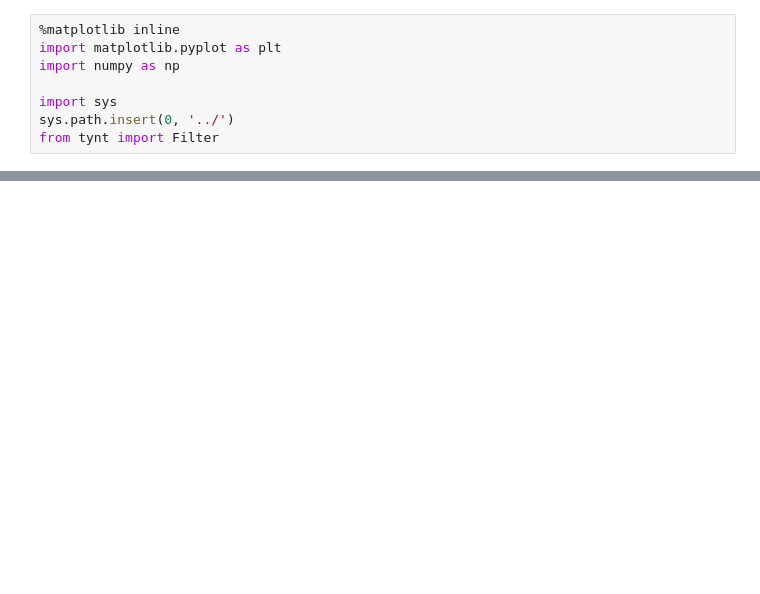
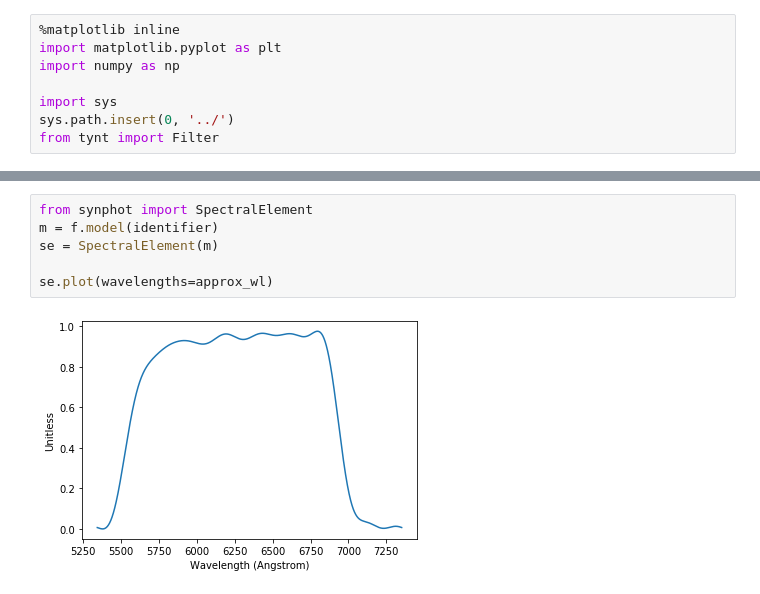
Before and after one commit to bmorris3/tynt, a Jupyter notebook: notebooks/demo.ipynb, the cells around one changed output, grey strips where cells are left out. Cells and saved outputs as stored; diff of their text form; blank space fills up the shorter version.

Commit message:
Adding astropy models support for FFT reconstruction approximation

```diff
--- a/notebooks/demo.ipynb
+++ b/notebooks/demo.ipynb
@@ -57,0 +58,8 @@ WARNING: W42: /var/folders/b3/hq8c10h90xdc3mxwlk53tvzm0000gn/T/tmptfaoq7ye:2:0:
+# %%
+from synphot import SpectralElement
+m = f.model(identifier)
+se = SpectralElement(m)
+
+se.plot(wavelengths=approx_wl)
+# %% [output]
+[figure, added]
```
Also changed, not shown: parts of 3 cells of this notebook, 1 other file.
